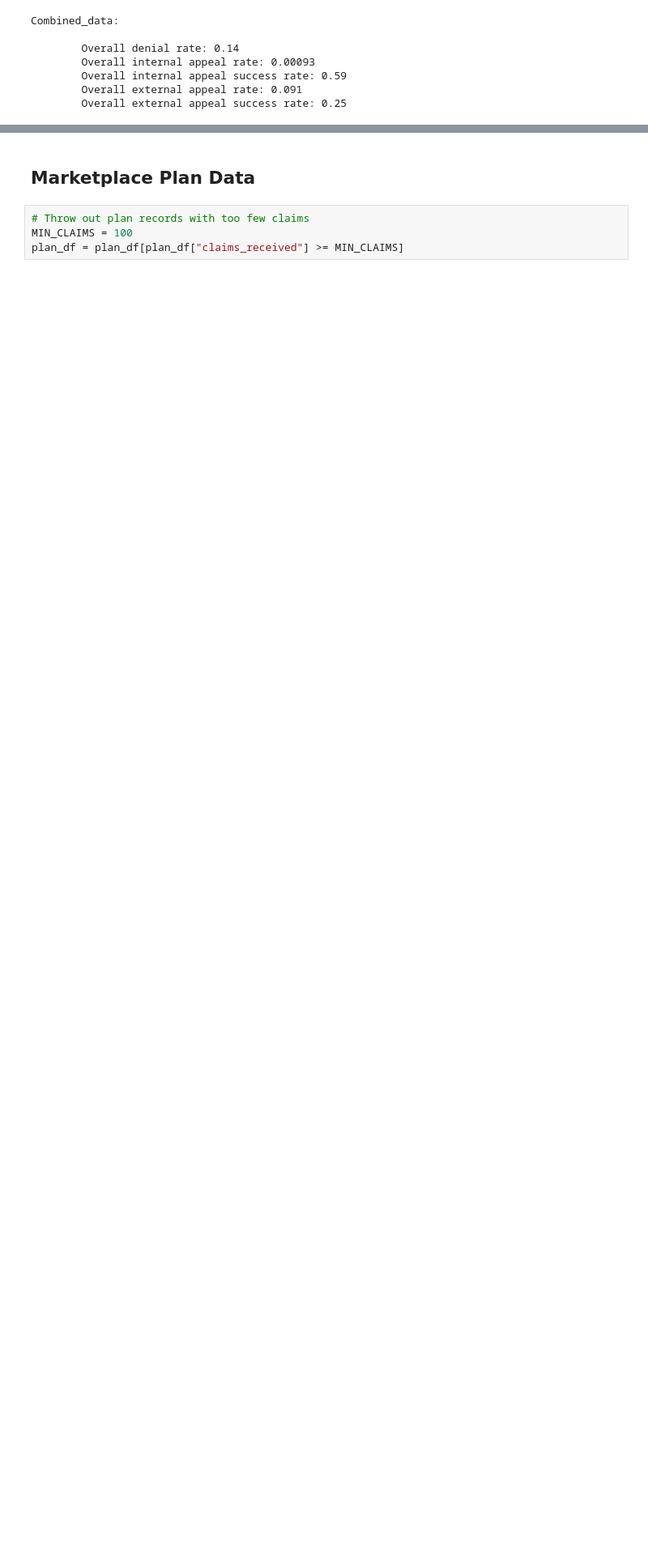
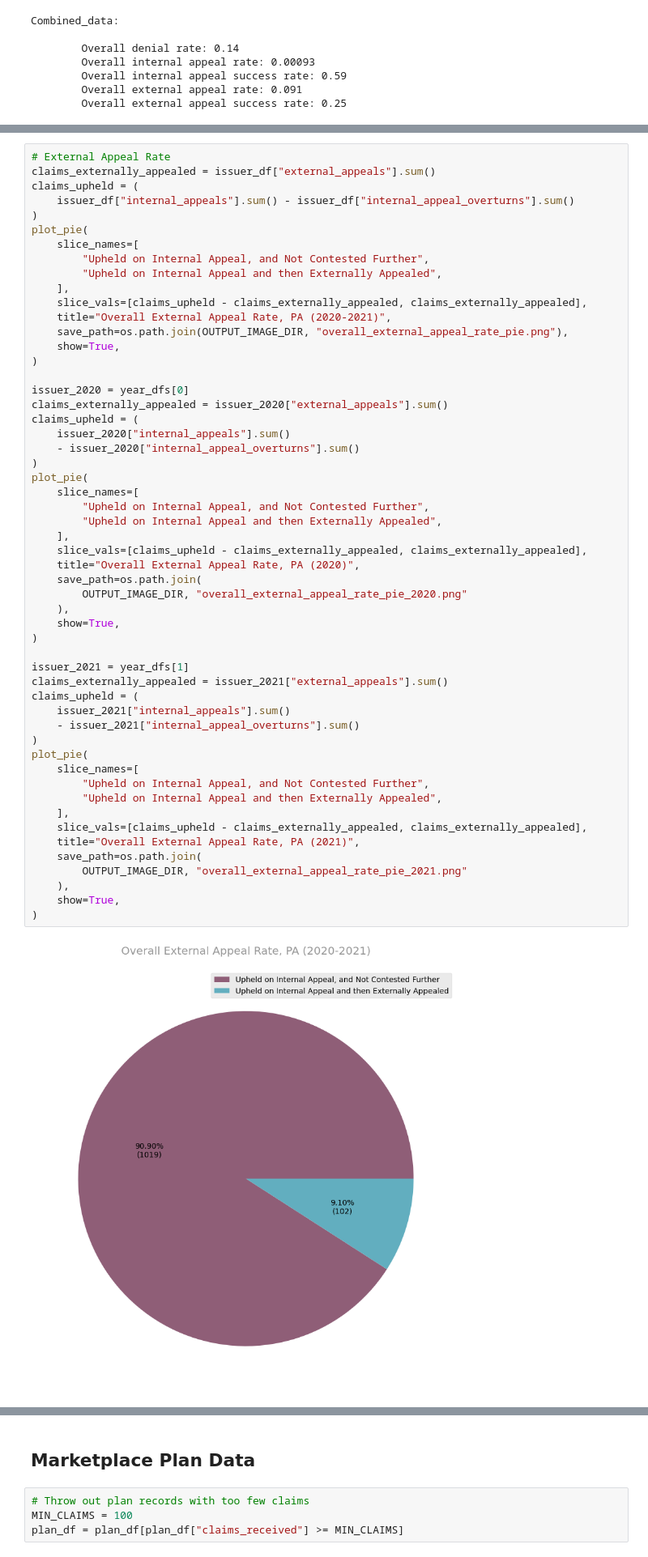
Before and after one commit to TPAFS/investigations, a Jupyter notebook: investigations/claims_denials/pa_claims.ipynb, the cells around one changed output, grey strips where cells are left out. Shown at 81% size. Drawn from its saved outputs; the diff is of its cells as text; blank space fills up the shorter version.

```diff
--- a/investigations/claims_denials/pa_claims.ipynb
+++ b/investigations/claims_denials/pa_claims.ipynb
@@ -609,0 +704,56 @@ plot_pie(
+# %%
+# External Appeal Rate
+claims_externally_appealed = issuer_df["external_appeals"].sum()
+claims_upheld = (
+    issuer_df["internal_appeals"].sum() - issuer_df["internal_appeal_overturns"].sum()
+)
+plot_pie(
+    slice_names=[
+        "Upheld on Internal Appeal, and Not Contested Further",
+        "Upheld on Internal Appeal and then Externally Appealed",
+    ],
+    slice_vals=[claims_upheld - claims_externally_appealed, claims_externally_appealed],
+    title="Overall External Appeal Rate, PA (2020-2021)",
+    save_path=os.path.join(OUTPUT_IMAGE_DIR, "overall_external_appeal_rate_pie.png"),
+    show=True,
+)
+
+issuer_2020 = year_dfs[0]
+claims_externally_appealed = issuer_2020["external_appeals"].sum()
+claims_upheld = (
+    issuer_2020["internal_appeals"].sum()
+    - issuer_2020["internal_appeal_overturns"].sum()
+)
+plot_pie(
+    slice_names=[
+        "Upheld on Internal Appeal, and Not Contested Further",
+        "Upheld on Internal Appeal and then Externally Appealed",
+    ],
+    slice_vals=[claims_upheld - claims_externally_appealed, claims_externally_appealed],
+    title="Overall External Appeal Rate, PA (2020)",
+    save_path=os.path.join(
+        OUTPUT_IMAGE_DIR, "overall_external_appeal_rate_pie_2020.png"
+    ),
+    show=True,
+)
+
+issuer_2021 = year_dfs[1]
+claims_externally_appealed = issuer_2021["external_appeals"].sum()
+claims_upheld = (
+    issuer_2021["internal_appeals"].sum()
+    - issuer_2021["internal_appeal_overturns"].sum()
+)
+plot_pie(
+    slice_names=[
+        "Upheld on Internal Appeal, and Not Contested Further",
+        "Upheld on Internal Appeal and then Externally Appealed",
+    ],
+    slice_vals=[claims_upheld - claims_externally_appealed, claims_externally_appealed],
+    title="Overall External Appeal Rate, PA (2021)",
+    save_path=os.path.join(
+        OUTPUT_IMAGE_DIR, "overall_external_appeal_rate_pie_2021.png"
+    ),
+    show=True,
+)
+# %% [output]
+[figure, added]
```
Also changed, not shown: parts of 5 cells of this notebook.
